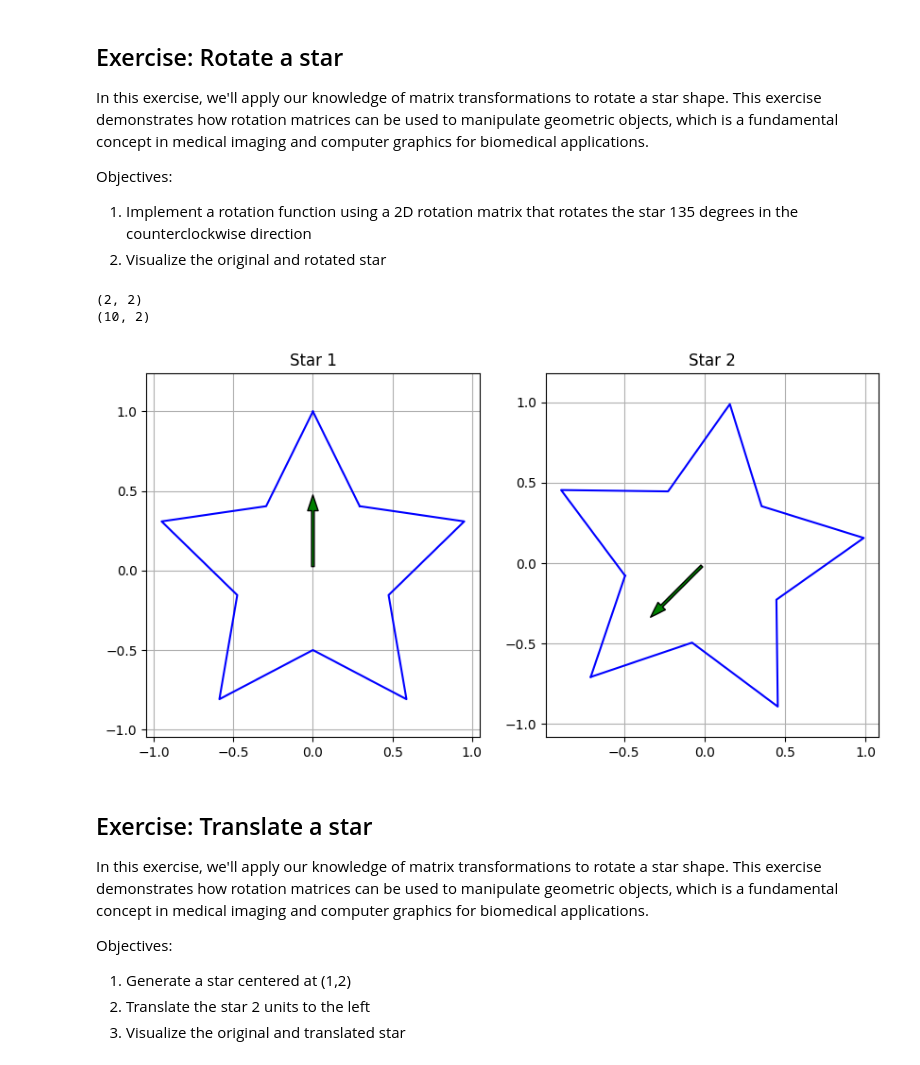
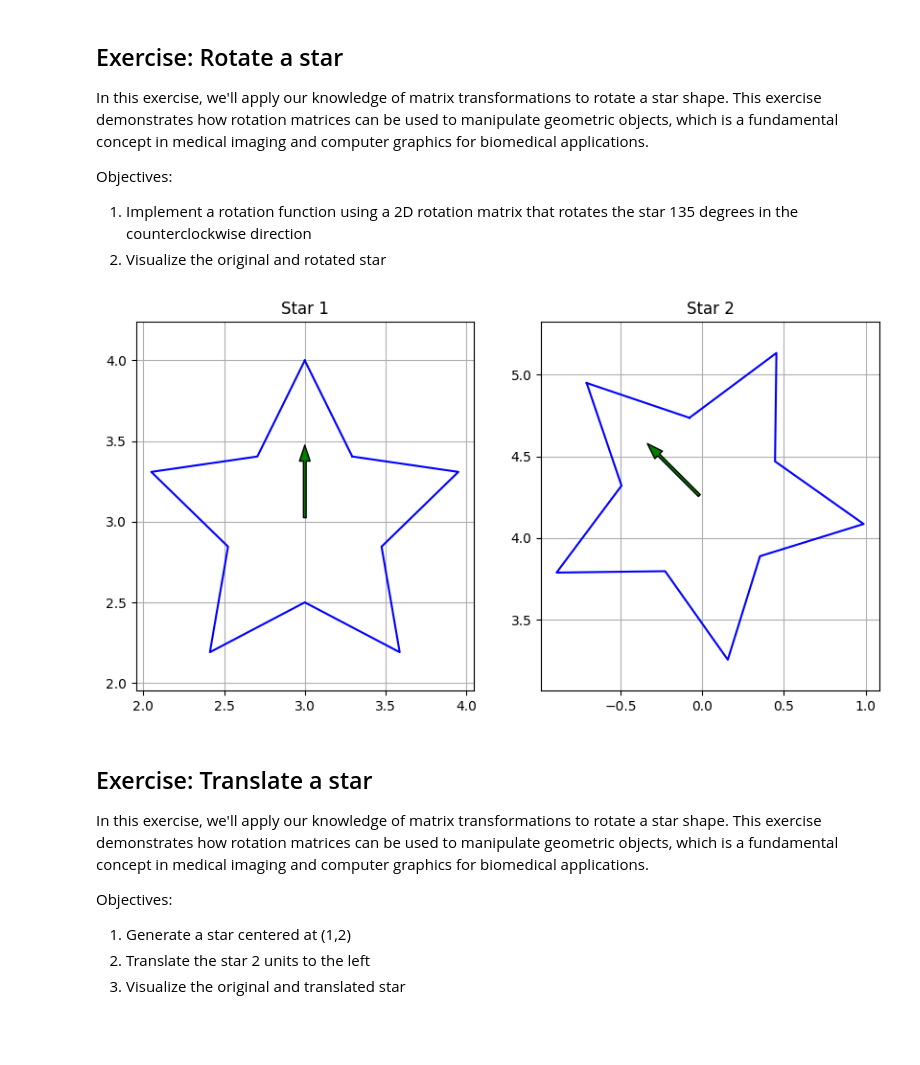
Before and after one commit to snsie/bme3053c, a Jupyter notebook: lessons-solved/06_Matrix_Transformations.ipynb, the cells around one changed output. Drawn from its saved outputs; the diff is of its cells as text; code cells hidden in the pictures; blank space fills up the shorter version.

```diff
--- a/lessons-solved/06_Matrix_Transformations.ipynb
+++ b/lessons-solved/06_Matrix_Transformations.ipynb
@@ -280,68 +329,24 @@ In this exercise, we'll apply our knowledge of matrix transformations to rotate
 Objectives:
 1. Implement a rotation function using a 2D rotation matrix that rotates the star 135 degrees in the counterclockwise direction
 2. Visualize the original and rotated star
-# %%
-def generate_star(center=(0, 0), num_points=5, outer_radius=1, inner_radius=0.5,homogeneous=False):
-    '''
-    This function generates the coordinates of a star shape based on the specified number of points,
-    outer radius, inner radius, and center coordinates. The star is created by alternating between the
-    outer and inner radii at calculated angles, resulting in a visually appealing star pattern.
-    '''
-    angles = np.linspace(np.pi/2, 5*np.pi/2, num_points*2, endpoint=False)
-    radii = np.array([outer_radius, inner_radius] * num_points)
-    x = radii * np.cos(angles) + center[0]
-    y = radii * np.sin(angles) + center[1]
-    return np.column_stack((x, y)) if not homogeneous else np.column_stack((x, y, np.ones(num_points*2)))
-
-def rotate_vertices(star_points, angle_degrees):
-    """
-    This function rotates an object defined as a set of vertices.
-    """
-    rotation = rotate_2d(angle_degrees)
-    print(np.shape(rotation ))
-    print(np.shape(star_points))
-    rotated_star = (rotation  @ star_points.T).T
-
-    return rotated_star
-
-
-
-star = generate_star()
-
-rotated_star = rotate_vertices(star, 135)
-
-def plot_star(ax, star, title):
-    ax.plot(star[:, 0], star[:, 1], 'b-')
-    ax.plot([star[-1, 0], star[0, 0]], [star[-1, 1], star[0, 1]], 'b-')  # Connect last to first
-    ax.set_title(title)
-    ax.axis('equal')
-
-    ax.grid(True)  # Add grid
-
-    star_center = np.mean(star, axis=0)
-    arrow_start = star_center
-
-    direction = star[0] - star_center
-    direction /= np.linalg.norm(direction)  # Normalize the direction vector
-    arrow_length = 0.5
-    arrow_end = star_center + (arrow_length) * direction
-    ax.annotate('', xy=arrow_end, xytext=arrow_start,
-                arrowprops=dict(facecolor='green', shrink=0.05, width=2, headwidth=8))
-
-def plot_stars(stars):
-    if len(stars) == 1 or not isinstance(stars, list):
-        print("There must be a list of multiple stars to plot")
-        return
-    num_stars = len(stars)
-    fig, axs = plt.subplots(1, num_stars, figsize=(10, 5))
-    for i, star in enumerate(stars):
-        plot_star(axs[i], star, f'Star {i+1}')
-
-plot_stars([star,rotated_star])
-# %% [output]
-(2, 2)
-(10, 2)
-[figure, removed]
+# %%
+def rotate_vertices(star_points, angle_degrees):
+    """
+    This function rotates an object defined as a set of vertices.
+    """
+    rotation = rotate_2d(angle_degrees)
+    rotated_star = (rotation  @ star_points.T).T
+
+    return rotated_star
+
+
+star = generate_star(center=(3,3))
+
+rotated_star = rotate_vertices(star, 45)
+
+plot_stars([star,rotated_star])
+# %% [output]
+[figure, added]
 # %% [markdown]
 ## Exercise: Translate a star
 In this exercise, we'll apply our knowledge of matrix transformations to rotate a star shape. This exercise demonstrates how rotation matrices can be used to manipulate geometric objects, which is a fundamental concept in medical imaging and computer graphics for biomedical applications.
```
Also changed, not shown: parts of 18 cells of this notebook.
